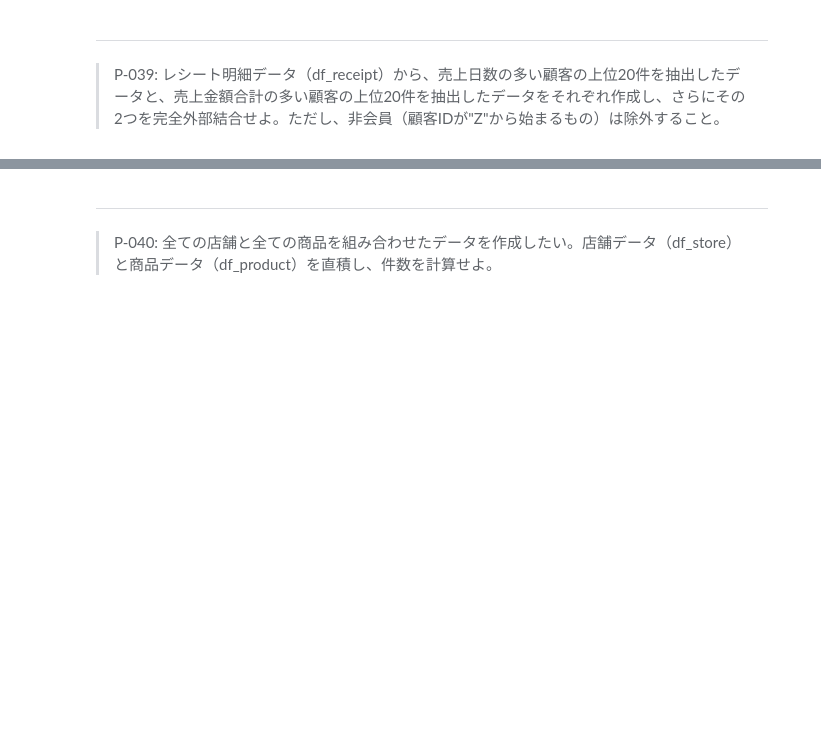
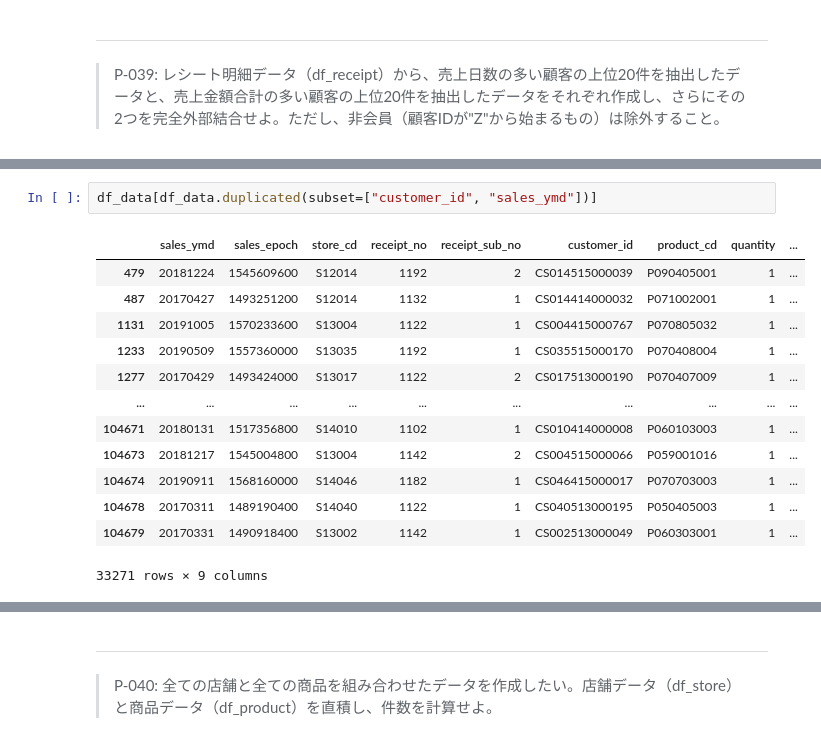
Before and after one commit to KJR020/100knocks-preprocess, a Jupyter notebook: docker/work/preprocess_knock_Python.ipynb, the cells around one changed output, grey strips where cells are left out. Saved outputs shown, nothing was run; the diff lists cells and outputs as text; blank space fills up the shorter version.

```diff
--- a/docker/work/preprocess_knock_Python.ipynb
+++ b/docker/work/preprocess_knock_Python.ipynb
@@ -741,0 +824,16 @@ df_amount_sum[df_amount_sum["amount"] >= amount_mean].head(10)
+# %%
+df_data[df_data.duplicated(subset=["customer_id", "sales_ymd"])]
+# %% [output]
+|  | sales_ymd | sales_epoch | store_cd | receipt_no | receipt_sub_no | customer_id | product_cd | quantity | ... |
+| 479 | 20181224 | 1545609600 | S12014 | 1192 | 2 | CS014515000039 | P090405001 | 1 | ... |
+| 487 | 20170427 | 1493251200 | S12014 | 1132 | 1 | CS014414000032 | P071002001 | 1 | ... |
+| 1131 | 20191005 | 1570233600 | S13004 | 1122 | 1 | CS004415000767 | P070805032 | 1 | ... |
+| 1233 | 20190509 | 1557360000 | S13035 | 1192 | 1 | CS035515000170 | P070408004 | 1 | ... |
+| 1277 | 20170429 | 1493424000 | S13017 | 1122 | 2 | CS017513000190 | P070407009 | 1 | ... |
+| ... | ... | ... | ... | ... | ... | ... | ... | ... | ... |
+| 104671 | 20180131 | 1517356800 | S14010 | 1102 | 1 | CS010414000008 | P060103003 | 1 | ... |
+| 104673 | 20181217 | 1545004800 | S13004 | 1142 | 2 | CS004515000066 | P059001016 | 1 | ... |
+| 104674 | 20190911 | 1568160000 | S14046 | 1182 | 1 | CS046415000017 | P070703003 | 1 | ... |
+| 104678 | 20170311 | 1489190400 | S14040 | 1122 | 1 | CS040513000195 | P050405003 | 1 | ... |
+| 104679 | 20170331 | 1490918400 | S13002 | 1142 | 1 | CS002513000049 | P060303001 | 1 | ... |
+33271 rows × 9 columns
```
Also changed, not shown: parts of 10 cells of this notebook.
